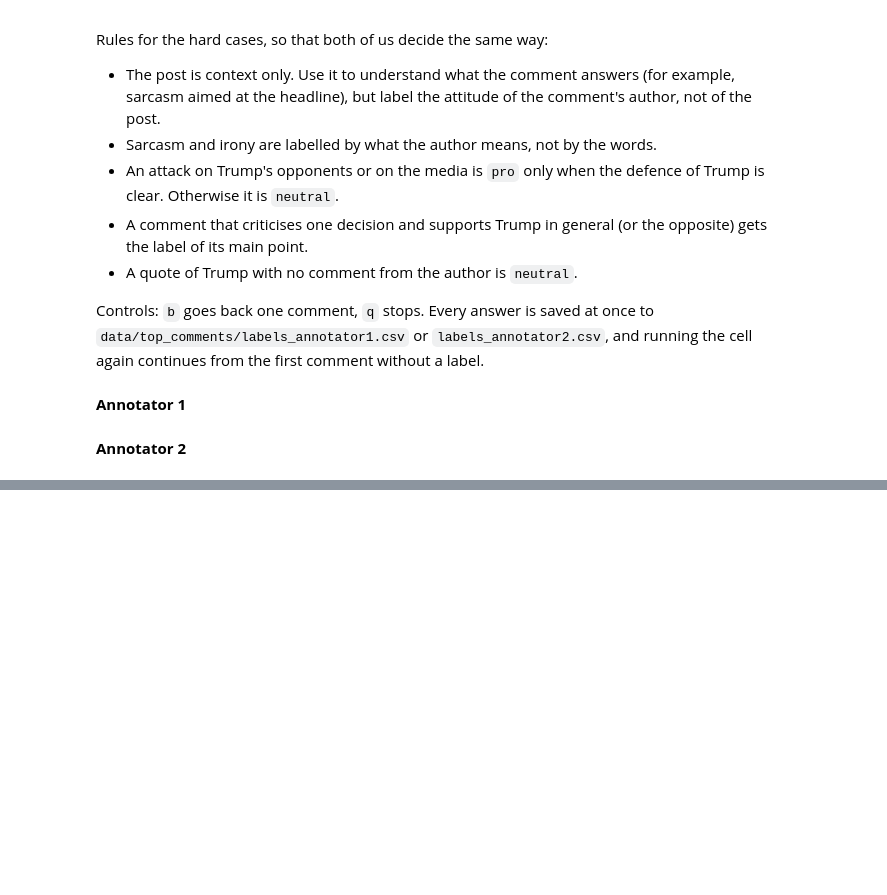
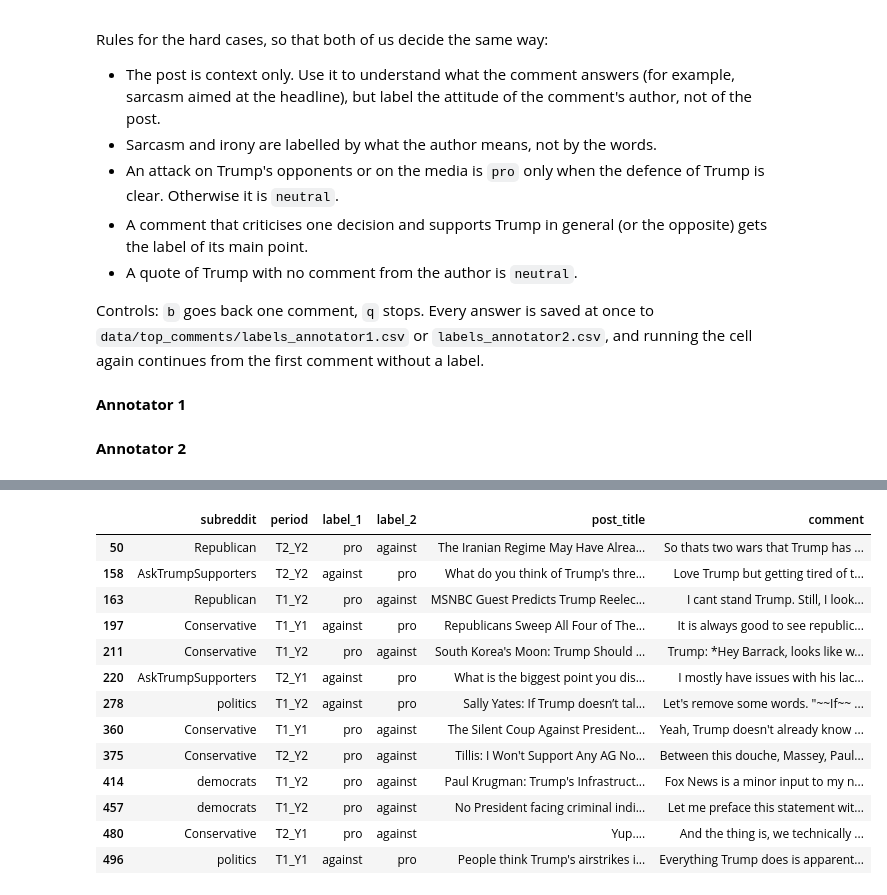
Before and after one commit to khorunzhaviktoriia/reddit_analysis_project, a Jupyter notebook: notebooks/EDA/top_comments_eda.ipynb, the cells around one changed output, grey strips where cells are left out. Cells and saved outputs as stored; diff of their text form; code cells hidden in the pictures; blank space fills up the shorter version.

```diff
--- a/notebooks/EDA/top_comments_eda.ipynb
+++ b/notebooks/EDA/top_comments_eda.ipynb
@@ -249,0 +468,19 @@ Annotator 2: 0 of 500 comments are labelled; run this cell to continue
+# %%
+opposite = pairs.loc[np.abs(codes[:, 0] - codes[:, 1]) == 2, ["subreddit", "period", "label_1", "label_2", "post_title", "comment"]]
+with pd.option_context("display.max_colwidth", None):
+    display(opposite.style.set_properties(**{"text-align": "left", "white-space": "pre-wrap"}))
+# %% [output]
+|  | subreddit | period | label_1 | label_2 | post_title | comment |
+| 50 | Republican | T2_Y2 | pro | against | The Iranian Regime May Have Alrea... | So thats two wars that Trump has ... |
+| 158 | AskTrumpSupporters | T2_Y2 | against | pro | What do you think of Trump's thre... | Love Trump but getting tired of t... |
+| 163 | Republican | T1_Y2 | pro | against | MSNBC Guest Predicts Trump Reelec... | I cant stand Trump. Still, I look... |
+| 197 | Conservative | T1_Y1 | against | pro | Republicans Sweep All Four of The... | It is always good to see republic... |
+| 211 | Conservative | T1_Y2 | pro | against | South Korea's Moon: Trump Should ... | Trump: *Hey Barrack, looks like w... |
+| 220 | AskTrumpSupporters | T2_Y1 | against | pro | What is the biggest point you dis... | I mostly have issues with his lac... |
+| 278 | politics | T1_Y2 | against | pro | Sally Yates: If Trump doesn’t tal... | Let's remove some words. "~~If~~ ... |
+| 360 | Conservative | T1_Y1 | pro | against | The Silent Coup Against President... | Yeah, Trump doesn't already know ... |
+| 375 | Conservative | T2_Y2 | pro | against | Tillis: I Won't Support Any AG No... | Between this douche, Massey, Paul... |
+| 414 | democrats | T1_Y2 | pro | against | Paul Krugman: Trump's Infrastruct... | Fox News is a minor input to my n... |
+| 457 | democrats | T1_Y2 | pro | against | No President facing criminal indi... | Let me preface this statement wit... |
+| 480 | Conservative | T2_Y1 | pro | against | Yup.... | And the thing is, we technically ... |
+| 496 | politics | T1_Y1 | against | pro | People think Trump's airstrikes i... | Everything Trump does is apparent... |
```
Also changed, not shown: parts of 9 cells of this notebook.
